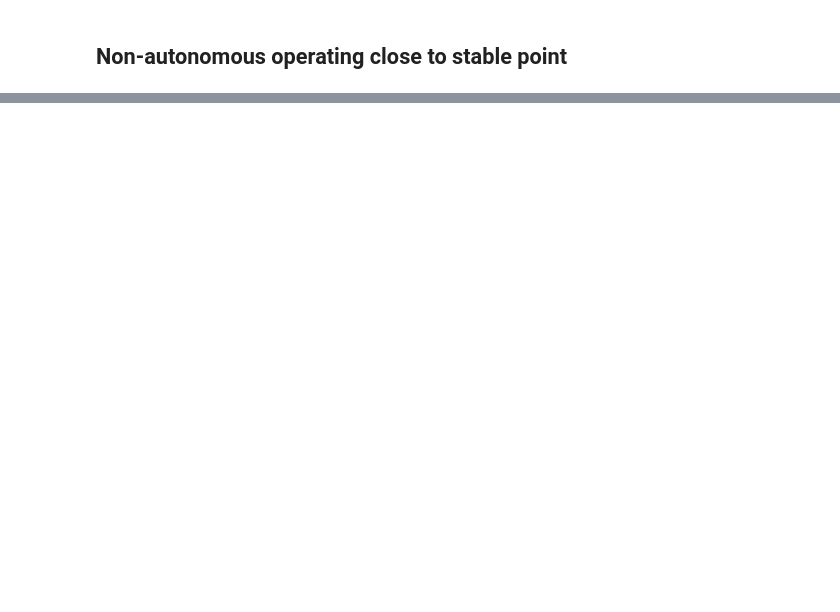
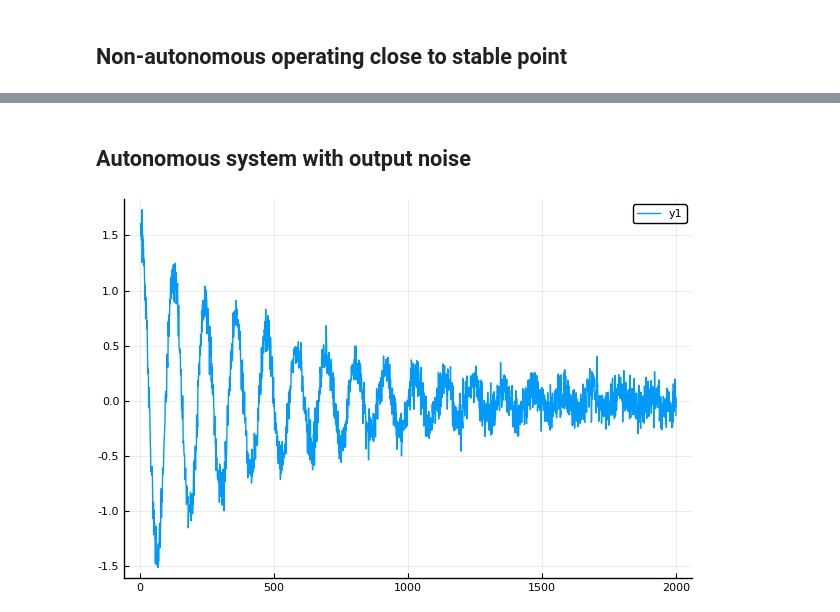
Before and after one commit to antonior92/MultipleShootingPEM.jl, a Jupyter notebook: examples/discretized_pendulum.ipynb, the cells around one changed output, grey strips where cells are left out. Drawn from its saved outputs; the diff is of its cells as text; code cells hidden in the pictures; blank space fills up the shorter version.

```diff
--- a/examples/discretized_pendulum.ipynb
+++ b/examples/discretized_pendulum.ipynb
@@ -302,0 +312,18 @@ plot(p1, p2)
+# %% [markdown]
+## Autonomous system with output noise
+# %%
+N = 2001
+u = zeros(N)
+x = [π/2, 0]
+y = zeros(N)
+srand(1)
+v = 0.1*randn(N)
+
+for k in 1:N
+    x = nl_sys(x, u[k])
+    y[k] = x[1] + v[k]
+end
+
+plot(y)
+# %% [output]
+[figure, added]
```
Also changed, not shown: parts of 33 cells of this notebook.
